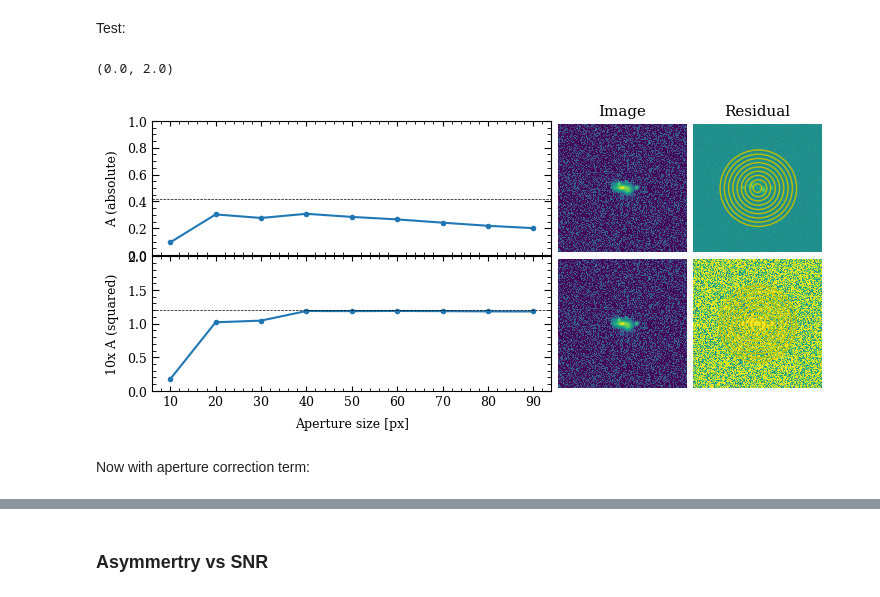
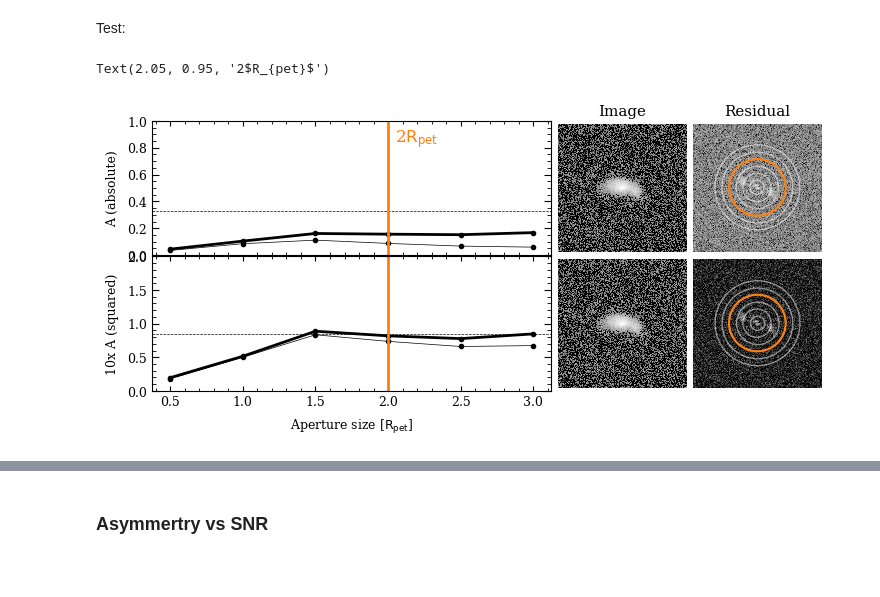
Before and after one commit to astro-nova/morphology-tests, a Jupyter notebook: 1 Asymmetry tests.ipynb, the cells around one changed output, grey strips where cells are left out. Cells and saved outputs as stored; diff of their text form; code cells hidden in the pictures; blank space fills up the shorter version.

```diff
--- a/1 Asymmetry tests.ipynb
+++ b/1 Asymmetry tests.ipynb
@@ -221,16 +243,20 @@ We want to compare different definitions of asymmetry and how they perform when
 
 First, make a galaxy with a known asymmetry, no noise and no PSF, and measure its asymmetry.
 # %%
+mag = 15.5
+r = 5
+q = 0.5
+
 # Asymmetry clumps
 clump_properties = {
-    'r' : [3, 1.5, 1, 1.7, 1, 1.2, 1.2],
-    'theta' : [0, 55, 125, 180, -30, 160, -15],
-    'flux' : [0.3, 0.1, 0.4, 0.2, 0.7, 0.5, 2],
-    'sigma' : [1, 1, 1, 2, 5, 3, 2]
+    'r' : [0.7, 0.8, 0.3, 0.5, 1.3, 1.2, 0.3, 1.0],
+    'theta' : [0, 165, 55, 125, 180, -30, 160, -15],
+    'flux' : [0.3, 0.5, 0.5, 0.4, 0.2, 0.3, 0.5, 0.5],
+    'sigma' : [2, 3, 2, 2, 3, 3, 4, 2]
 }
 
 
-field_image, galaxy, r_pet = get_perfect_galaxy(mag_j0957, r_j0957, fov_reff=60, pxscale=pxscale_sdss, q=q_j0957, return_image=False)
+field_image, galaxy, r_pet = get_perfect_galaxy(mag, 5, fov_reff=20, pxscale=pxscale_sdss, q=q, return_image=False)
 img_noiseless = get_realistic_galaxy(field_image, galaxy, r_pet, mag_j0957,
                                      sky_mag=None, n_clumps=len(clump_properties['r']), psf_fwhm=0, clump_properties=clump_properties)
 
@@ -367,44 +448,62 @@ get_asymmetry(img_noisy, ap_size=50, bg_size=50, xtol=0.5, atol=1e-2)
 
 Real asymmetry:
 # %%
-a_cas_real, x0_real = get_asymmetry(img_noiseless, 50, 50, 'cas', 'residual', xtol=0.5)
-a_sq_real, _ = get_asymmetry(img_noiseless, 50, 50, 'squared', 'residual', xtol=0.5)
+a_cas_real, x0_real = get_asymmetry(img_noiseless, ap_size=2*r_pet, sky_type='annulus', bg_size=50, a_type='cas', bg_corr='residual', xtol=0.5)
+a_sq_real, _ = get_asymmetry(img_noiseless, ap_size=2*r_pet,  sky_type='annulus', bg_size=50, a_type='squared', bg_corr='full', xtol=0.5)
 # %% [markdown]
 Test:
 # %%
-axs = plot_setup(xlabel='Aperture size [px]')
+axs = plot_setup(xlabel=r'Aperture size [$R_{pet}$]')
 as_cas = []
 as_sq  = []
+as_cas_corr = []
+as_sq_corr = []
+
 
 # Plot the images
-axs[0,1].imshow(img_noisy, norm=simple_norm(img_noiseless, stretch='log', log_a=1000))
-axs[1,1].imshow(img_noisy, norm=simple_norm(img_noiseless, stretch='log', log_a=1000))
+axs[0,1].imshow(img_noisy, norm=simple_norm(img_noiseless, stretch='log', log_a=1e3), cmap='gray')
+axs[1,1].imshow(img_noisy, norm=simple_norm(img_noiseless, stretch='log', log_a=1e3), cmap='gray')
 
-ap_sizes = np.arange(10, 100, 10)
+ap_sizes = np.arange(0.5, 3.5, 0.5)
+
+
 for ap_size in tqdm(ap_sizes, total=len(ap_sizes)):
 
-    a_cas, x0_cas = get_asymmetry(img_noisy, ap_size, 50, 'cas', 'residual', xtol=0.5)
-    a_sq, x0_sq = get_asymmetry(img_noisy, ap_size, 50, 'squared', 'residual', xtol=0.5)
+    a_cas, x0_cas = get_asymmetry(img_noisy, ap_size=ap_size*r_pet, a_type='cas', sky_type='annulus', bg_corr='residual', xtol=0.5)
+    a_sq, x0_sq = get_asymmetry(img_noisy, ap_size=ap_size*r_pet, a_type='squared', sky_type='annulus', bg_corr='residual', xtol=0.5)
+    a_cas_corr, x0_cas = get_asymmetry(img_noisy, ap_size=ap_size*r_pet, a_type='cas', sky_type='annulus', bg_corr='full', xtol=0.5)
+    a_sq_corr, x0_sq = get_asymmetry(img_noisy, ap_size=ap_size*r_pet, a_type='squared', sky_type='annulus', bg_corr='full', xtol=0.5)
 
     as_cas.append(a_cas)
     as_sq.append(a_sq)
+    as_cas_corr.append(a_cas_corr)
+    as_sq_corr.append(a_sq_corr)
 
     if ap_size == ap_sizes[0]:
-        axs[0,2].imshow(get_residual(img_noisy, x0_cas, 'cas'), norm=simple_norm(img_noisy, stretch='log', log_a=1000))
-        axs[1,2].imshow(get_residual(img_noisy, x0_cas, 'squared'), norm=simple_norm(img_noisy, stretch='log', log_a=1000))
+        axs[0,2].imshow(get_residual(img_noisy, x0_cas, 'cas'), norm=simple_norm(img_noiseless, stretch='log', log_a=1e3), cmap='gray')
+        axs[1,2].imshow(get_residual(img_noisy, x0_cas, 'squared'), norm=simple_norm(img_noiseless**2, stretch='log', log_a=1e3), cmap='gray')
 
-    EllipticalAperture(x0_cas, ap_size, ap_size).plot(axes=axs[0,2], color='y', lw=1)
-    EllipticalAperture(x0_sq,  ap_size, ap_size).plot(axes=axs[1,2], color='y', lw=1)
+    EllipticalAperture(x0_cas, ap_size*r_pet, ap_size*r_pet).plot(axes=axs[0,2], color='w', lw=1, alpha=0.5)
+    EllipticalAperture(x0_sq,  ap_size*r_pet, ap_size*r_pet).plot(axes=axs[1,2], color='w', lw=1, alpha=0.5)
 
 
-axs[0,0].plot(ap_sizes, as_cas, '.-')#, label='Circular ap')
-axs[1,0].plot(ap_sizes, as_sq, '.-')#, label='Circular ap')
+# Plot petrosian aperture
+EllipticalAperture(x0_cas, 2*r_pet, 2*r_pet).plot(axes=axs[0,2], color='C1', lw=1.5)
+EllipticalAperture(x0_cas, 2*r_pet, 2*r_pet).plot(axes=axs[1,2], color='C1', lw=1.5)
+
+axs[0,0].plot(ap_sizes, as_cas, '.-', color='k', lw=0.5)#, label='Circular ap')
+axs[1,0].plot(ap_sizes, as_sq, '.-', color='k', lw=0.5)#, label='Circular ap')
+axs[0,0].plot(ap_sizes, as_cas_corr, '.-', color='k', lw=2)#, label='Circular ap')
+axs[1,0].plot(ap_sizes, as_sq_corr, '.-', color='k', lw=2)#, label='Circular ap')
 axs[0,0].axhline(a_cas_real, color='k', lw=0.5, ls='--')
 axs[1,0].axhline(a_sq_real, color='k', lw=0.5, ls='--')
 axs[0,0].set_ylim(0,1)
 axs[1,0].set_ylim(0,2)
+for ax in axs[:,0]:
+    ax.axvline(2, color='C1', lw=2)
+axs[0,0].annotate(r'2$R_{pet}$', xy=(2.05, 0.95), ha='left', va='top', color='C1', weight=500, size=12)
+
+# plt.savefig('figures/a_noisy_apsize.pdf', bbox_inches='tight')
 # %% [output]
-(0.0, 2.0)
+Text(2.05, 0.95, '2$R_{pet}$')
-[figure, old version]
+[figure, new version]
-# %% [markdown]
-Now with aperture correction term:
```
Also changed, not shown: parts of 54 cells of this notebook, 12 other files.
